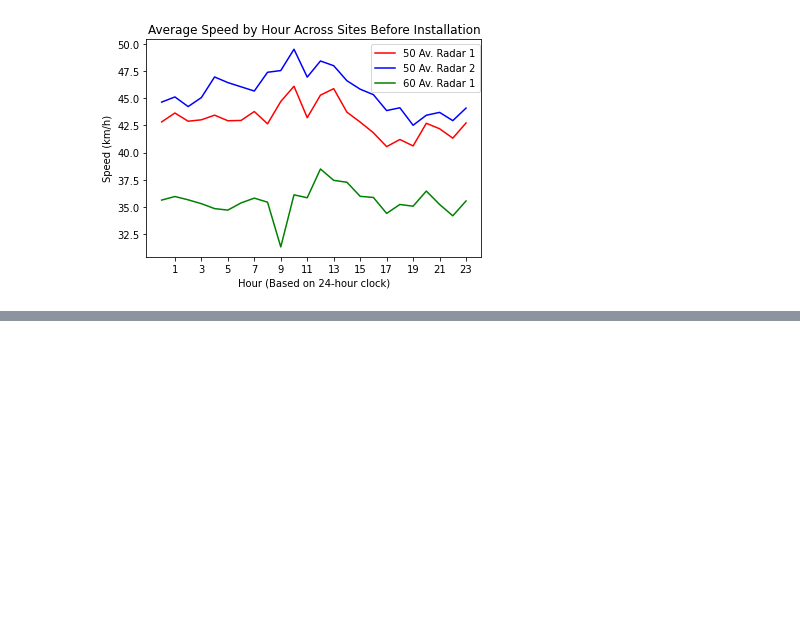
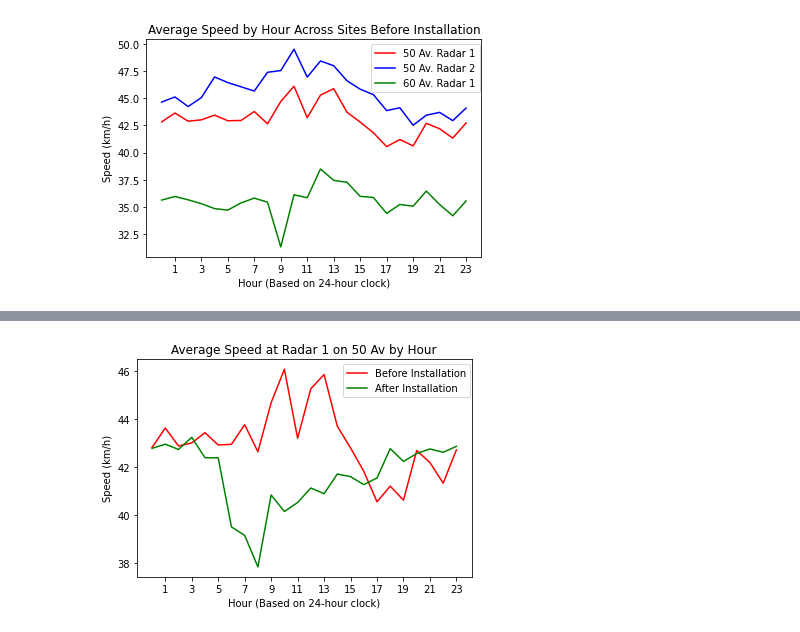
Before and after one commit to fedorukben/autoguardian-beaumont, a Jupyter notebook: analysis.ipynb, the cells around one changed output, grey strips where cells are left out. Cells and saved outputs as stored; diff of their text form; code cells hidden in the pictures; blank space fills up the shorter version.

```diff
--- a/analysis.ipynb
+++ b/analysis.ipynb
@@ -146,0 +168,11 @@ plt.savefig('avg-speed-by-hr-across-sites-after-install-wrt-limit.png')
+# %%
+sns.lineplot(x=np.array(range(24)), y=avg_by_hr(1, 0), color='red', label='Before Installation')
+sns.lineplot(x=np.array(range(24)), y=avg_by_hr(1, 1), color='green', label='After Installation')
+plt.xticks(range(1,24,2))
+plt.xlabel('Hour (Based on 24-hour clock)')
+plt.ylabel('Speed (km/h)')
+plt.legend(bbox_to_anchor=(1.01, 1))
+plt.title('Average Speed at Radar 1 on 50 Av by Hour')
+plt.savefig('avg-speed-radar-1-50-ave-by-hr.png')
+# %% [output]
+[figure, added]
```
Also changed, not shown: parts of 7 cells of this notebook, 6 other files.
